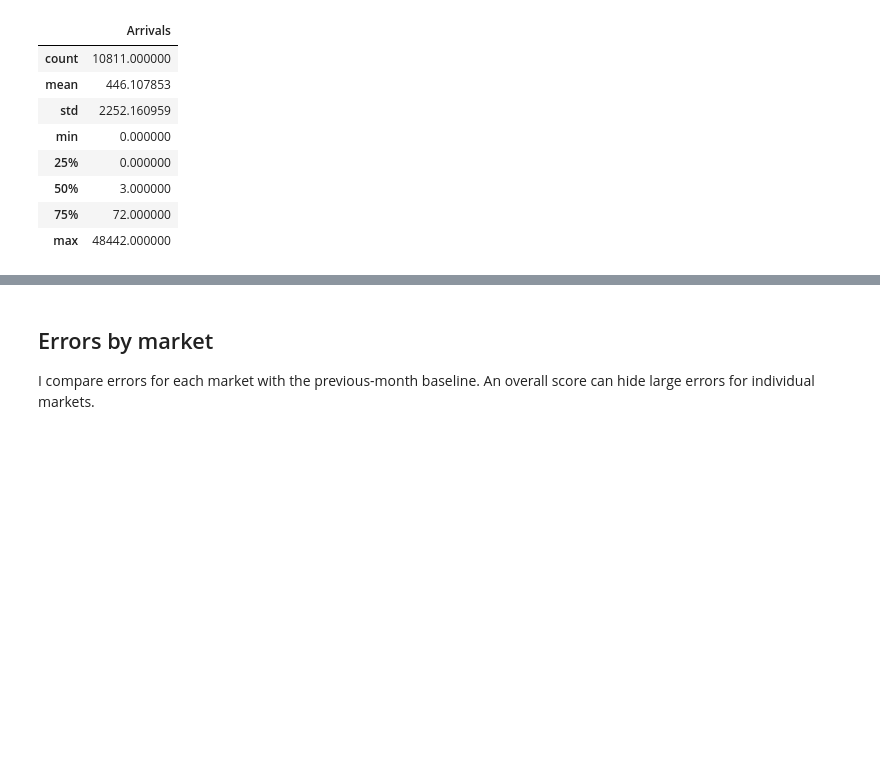
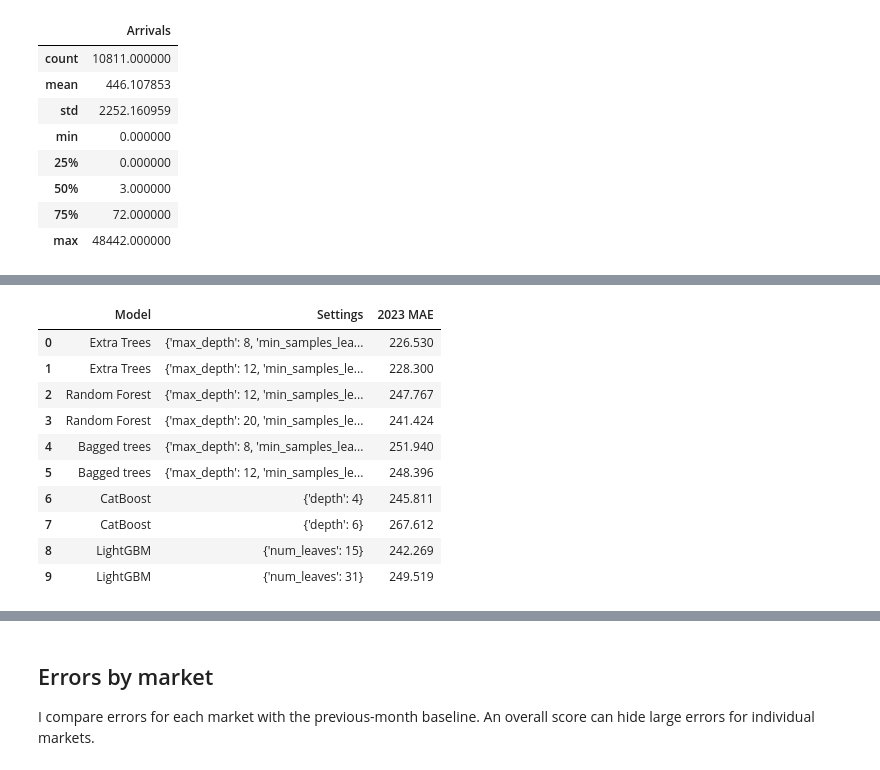
Before and after one commit to sbuhary/sri-lanka-tourism-forecast, a Jupyter notebook: notebooks/Tourism_Arrivals_Analysis.ipynb, the cells around one changed output, grey strips where cells are left out. Cells and saved outputs as stored; diff of their text form; code cells hidden in the pictures; blank space fills up the shorter version.

```diff
--- a/notebooks/Tourism_Arrivals_Analysis.ipynb
+++ b/notebooks/Tourism_Arrivals_Analysis.ipynb
@@ -182,0 +104,92 @@ Extra Trees has MAE **258.39**, R² **0.904** and WAPE **27.77%**. Random Forest
+# %%
+def build_pipeline(model):
+    # Fit preprocessing on the training data only.
+    preprocessing = ColumnTransformer([
+        ('categories', OneHotEncoder(handle_unknown='ignore', sparse_output=False),
+         ['Country', 'month_number']),
+        ('history', StandardScaler(), ['lag_1', 'lag_2', 'lag_3', 'lag_12'])])
+    return make_pipeline(preprocessing, model)
+
+
+def make_model(name, settings):
+    if name == 'Extra Trees':
+        return build_pipeline(ExtraTreesRegressor(n_estimators=150, max_features=1.0,
+            bootstrap=False, random_state=random_seed, n_jobs=4, **settings))
+    if name == 'Random Forest':
+        return build_pipeline(RandomForestRegressor(n_estimators=150,
+            random_state=random_seed, n_jobs=4, **settings))
+    if name == 'Bagged trees':
+        tree = DecisionTreeRegressor(random_state=random_seed, **settings)
+        return build_pipeline(BaggingRegressor(estimator=tree, n_estimators=150,
+            max_samples=.8, bootstrap=True, random_state=random_seed, n_jobs=2))
+    if name == 'CatBoost':
+        return CatBoostRegressor(iterations=400, learning_rate=.05, l2_leaf_reg=5,
+            loss_function='RMSE', cat_features=['Country', 'month_number'],
+            random_seed=random_seed, thread_count=4, verbose=False,
+            allow_writing_files=False, **settings)
+    if name == 'LightGBM':
+        return build_pipeline(LGBMRegressor(n_estimators=400, learning_rate=.05,
+            min_child_samples=30, reg_lambda=10, random_state=random_seed,
+            n_jobs=4, verbosity=-1, deterministic=True, force_col_wise=True, **settings))
+    raise ValueError(name)
+
+
+def model_inputs(name, frame):
+    inputs = frame[features].copy()
+    if name == 'CatBoost':
+        inputs['Country'] = inputs.Country.astype(str)
+        inputs['month_number'] = inputs.month_number.astype(str)
+    return inputs
+
+
+def predict_model(name, model, frame):
+    if name == 'Voting ensemble':
+        # Average the three fitted models without cloning CatBoost.
+        values = np.mean([predict_model(base, fitted, frame)
+                          for base, fitted in model.items()], axis=0)
+    else:
+        values = model.predict(model_inputs(name, frame))
+    return np.maximum(0, values)
+
+
+def calculate_scores(actual, prediction):
+    error = np.asarray(actual) - np.asarray(prediction)
+    return {'MAE': np.abs(error).mean(), 'RMSE': root_mean_squared_error(actual, prediction),
+            'R2': r2_score(actual, prediction),
+            'WAPE_pct': 100 * np.abs(error).sum() / np.sum(actual)}
+
+
+tuning_train = train_data.loc[train_data.Month.dt.year.le(2022)]
+tuning_check = train_data.loc[train_data.Month.dt.year.eq(2023)]
+options = {
+    'Extra Trees': [{'max_depth': 8, 'min_samples_leaf': 10},
+                    {'max_depth': 12, 'min_samples_leaf': 5}],
+    'Random Forest': [{'max_depth': 12, 'min_samples_leaf': 5},
+                      {'max_depth': 20, 'min_samples_leaf': 2}],
+    'Bagged trees': [{'max_depth': 8, 'min_samples_leaf': 10},
+                     {'max_depth': 12, 'min_samples_leaf': 5}],
+    'CatBoost': [{'depth': 4}, {'depth': 6}],
+    'LightGBM': [{'num_leaves': 15}, {'num_leaves': 31}]}
+selected, tuning_rows = {}, []
+for name, candidates in options.items():
+    errors = []
+    for settings in candidates:
+        model = make_model(name, settings).fit(model_inputs(name, tuning_train), tuning_train.Arrivals)
+        error = mean_absolute_error(tuning_check.Arrivals, predict_model(name, model, tuning_check))
+        errors.append(error)
+        tuning_rows.append({'Model': name, 'Settings': str(settings), '2023 MAE': error})
+    selected[name] = candidates[int(np.argmin(errors))]
+
+display(pd.DataFrame(tuning_rows).round(3))
+# %% [output]
+|  | Model | Settings | 2023 MAE |
+| 0 | Extra Trees | {'max_depth': 8, 'min_samples_lea... | 226.530 |
+| 1 | Extra Trees | {'max_depth': 12, 'min_samples_le... | 228.300 |
+| 2 | Random Forest | {'max_depth': 12, 'min_samples_le... | 247.767 |
+| 3 | Random Forest | {'max_depth': 20, 'min_samples_le... | 241.424 |
+| 4 | Bagged trees | {'max_depth': 8, 'min_samples_lea... | 251.940 |
+| 5 | Bagged trees | {'max_depth': 12, 'min_samples_le... | 248.396 |
+| 6 | CatBoost | {'depth': 4} | 245.811 |
+| 7 | CatBoost | {'depth': 6} | 267.612 |
+| 8 | LightGBM | {'num_leaves': 15} | 242.269 |
+| 9 | LightGBM | {'num_leaves': 31} | 249.519 |
```
Also changed, not shown: parts of 29 cells of this notebook, 8 other files.
